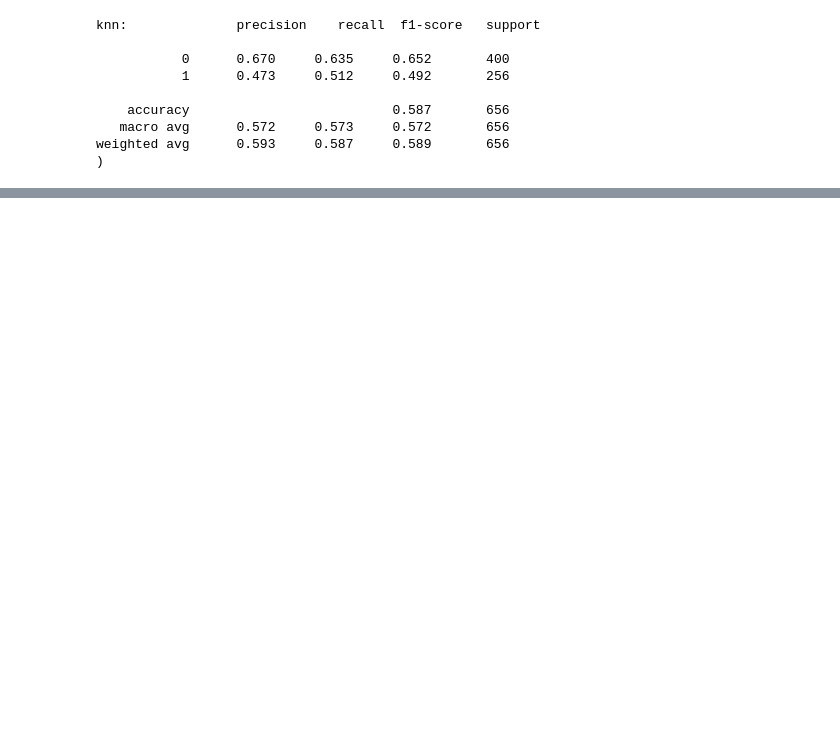
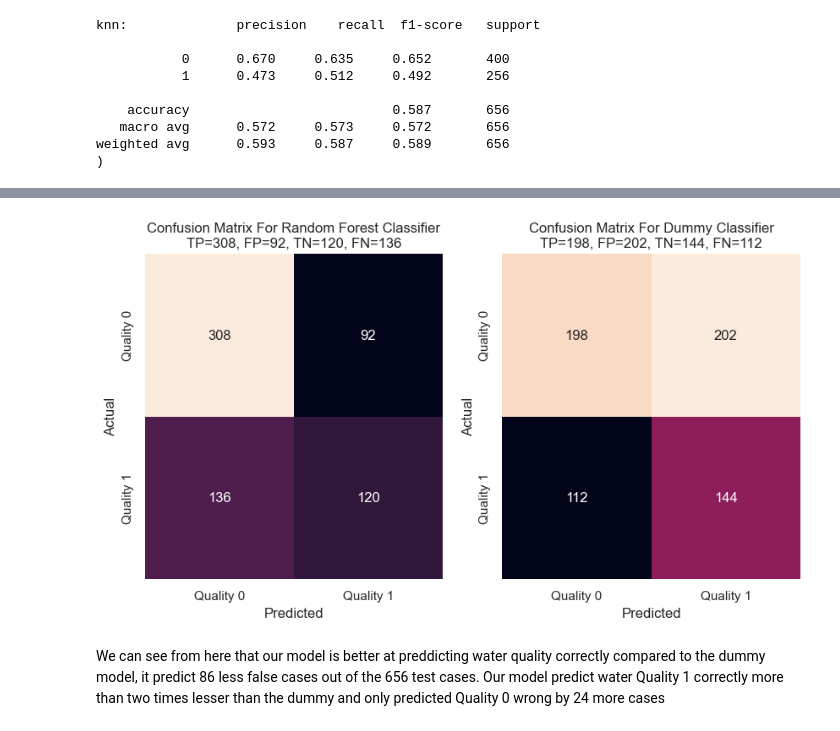
Before and after one commit to y0ngjie/AIML-ST1511-CA1, a Jupyter notebook: CA1-Classification.ipynb, the cells around one changed output, grey strips where cells are left out. Saved outputs shown, nothing was run; the diff lists cells and outputs as text; code cells hidden in the pictures; blank space fills up the shorter version.

```diff
--- a/CA1-Classification.ipynb
+++ b/CA1-Classification.ipynb
@@ -1158,11 +1170,11 @@ Fitting 5 folds for each of 10 candidates, totalling 50 fits
 # %%
-rfc_model = rfc_search["hyper"].best_estimator_
+rfc_model_dropped = rfc_search_dropped["hyper"].best_estimator_
 steps[STEPS_LEN] = ("model", rfc_model)
 
-rfc_clf = IMBPipeline(steps=steps)
-rfc_clf.fit(X_train, y_train)
-rfc_y_pred = rfc_clf.predict(X_test)
-print(classification_report(y_test,rfc_y_pred))
+rfc_clf_dropped = IMBPipeline(steps=steps)
+rfc_clf_dropped.fit(X_train, y_train)
+rfc_dropped_y_pred = rfc_clf_dropped.predict(X_test)
+print(classification_report(y_test,rfc_dropped_y_pred))
 # %% [output]
               precision    recall  f1-score   support
 
@@ -1174,0 +1196,29 @@ weighted avg       0.63      0.63      0.63       656
+# %%
+conf_matrix_rfc = confusion_matrix(y_test, rfc_y_pred)
+conf_matrix_dummy = confusion_matrix(y_test, dummy_y_pred)
+
+tp_rfc, fp_rfc, fn_rfc, tn_rfc = conf_matrix_rfc.ravel()
+tp_dummy, fp_dummy, fn_dummy, tn_dummy = conf_matrix_dummy.ravel()
+
+# Plot confusion matrices
+fig, axes = plt.subplots(1, 2, figsize=(10, 5))
+
+# Random Forest Classifier
+sns.heatmap(conf_matrix_rfc, annot=True, fmt='d', cbar=False, ax=axes[0],
+            xticklabels=['Quality 0', 'Quality 1'], yticklabels=['Quality 0', 'Quality 1'])
+axes[0].set_xlabel('Predicted')
+axes[0].set_ylabel('Actual')
+axes[0].set_title('Confusion Matrix For Random Forest Classifier\nTP={}, FP={}, TN={}, FN={}'.format(tp_rfc, fp_rfc, tn_rfc, fn_rfc))
+
+# Dummy Classifier
+sns.heatmap(conf_matrix_dummy, annot=True, fmt='d', cbar=False, ax=axes[1],
+            xticklabels=['Quality 0', 'Quality 1'], yticklabels=['Quality 0', 'Quality 1'])
+axes[1].set_xlabel('Predicted')
+axes[1].set_ylabel('Actual')
+axes[1].set_title('Confusion Matrix For Dummy Classifier\nTP={}, FP={}, TN={}, FN={}'.format(tp_dummy, fp_dummy, tn_dummy, fn_dummy))
+
+plt.show()
+# %% [output]
+[figure, added]
+# %% [markdown]
+We can see from here that our model is better at preddicting water quality correctly compared to the dummy model, it predict 86 less false cases out of the 656 test cases. Our model predict water Quality 1 correctly more than two times lesser than the dummy and only predicted Quality 0 wrong by 24 more cases
```
Also changed, not shown: parts of 19 cells of this notebook.
